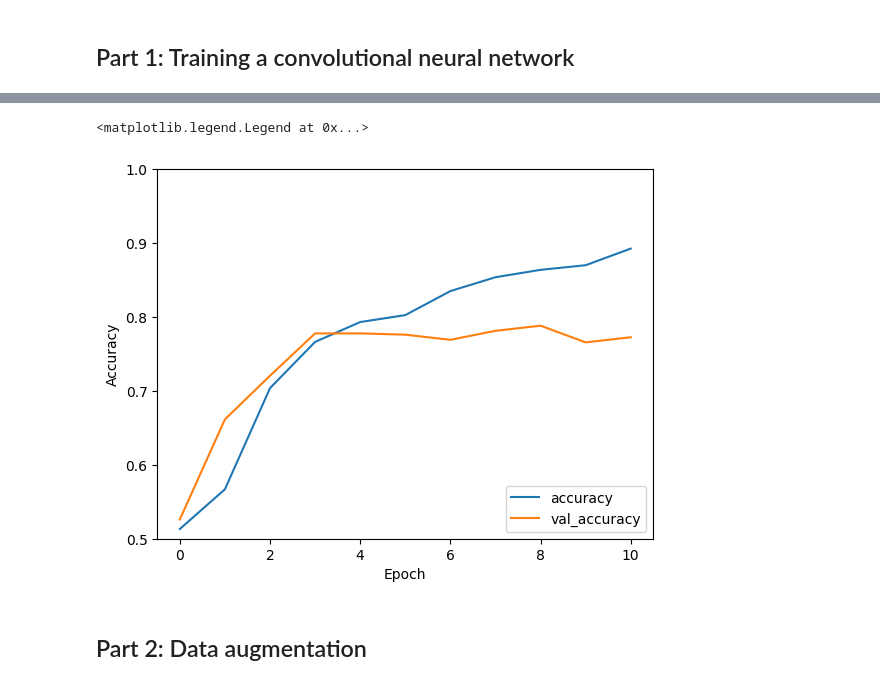
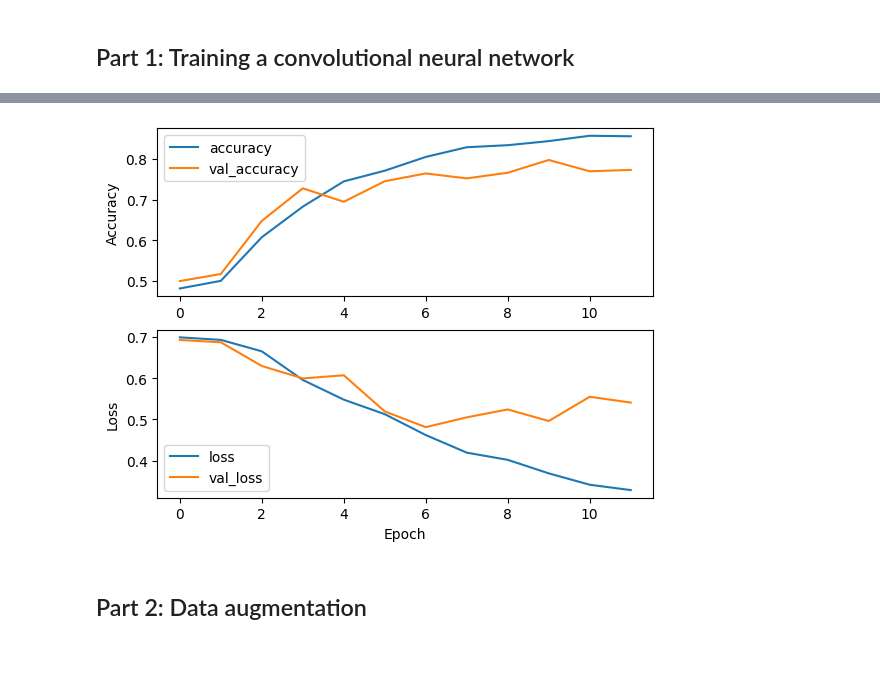
Before and after one commit to Yufu0/spotting-cars-CNN, a Jupyter notebook: PA5.ipynb, the cells around one changed output, grey strips where cells are left out. Drawn from its saved outputs; the diff is of its cells as text; code cells hidden in the pictures; blank space fills up the shorter version.

```diff
--- a/PA5.ipynb
+++ b/PA5.ipynb
@@ -58,17 +58,22 @@ from tensorflow.keras import datasets, layers, models
 def make_convnet():
     model = models.Sequential()
     model.add(layers.Conv2D(64, (3, 3), activation='relu', input_shape=(64, 64, 3), padding="same"))
-    model.add(layers.MaxPooling2D((2, 2)))
     model.add(layers.Conv2D(64, (3, 3), activation='relu', padding="same"))
     model.add(layers.MaxPooling2D((2, 2)))
-    model.add(layers.Conv2D(64, (3, 3), activation='relu', padding="same"))
+
+    model.add(layers.Conv2D(128, (3, 3), activation='relu', padding="same"))
+    model.add(layers.Conv2D(128, (3, 3), activation='relu', padding="same"))
     model.add(layers.MaxPooling2D((2, 2)))
-    model.add(layers.Conv2D(32, (3, 3), activation='relu', padding="same"))
+
+    #model.add(layers.Conv2D(128, (3, 3), activation='relu', padding="same"))
+    #model.add(layers.Conv2D(128, (3, 3), activation='relu', padding="same"))
+    #model.add(layers.MaxPooling2D((2, 2)))
+
     model.add(layers.Flatten())
     model.add(layers.Dense(128, activation='relu'))
-    model.add(layers.Dropout(rate=0.3))
+    model.add(layers.Dropout(rate=0.5))
     model.add(layers.Dense(64, activation='relu'))
-    model.add(layers.Dropout(rate=0.3))
+    model.add(layers.Dropout(rate=0.5))
     model.add(layers.Dense(1, activation='sigmoid'))
 
     # optimizer
@@ -133,13 +138,13 @@ Epoch 11/20
-# %%
-plt.plot(history.history['accuracy'], label='accuracy')
-plt.plot(history.history['val_accuracy'], label = 'val_accuracy')
-plt.xlabel('Epoch')
-plt.ylabel('Accuracy')
-plt.ylim([0.5, 1])
-plt.legend(loc='lower right')
-# %% [output]
-<matplotlib.legend.Legend at 0x...>
-[figure, removed]
+# %%
+f, axs = plt.subplots(2)
+for i, name in enumerate(['accuracy', 'loss']):
+    axs[i].plot(history.history[name], label=name)
+    axs[i].plot(history.history['val_' + name], label = 'val_' + name)
+    axs[i].set_xlabel('Epoch') if i == 1 else None
+    axs[i].set_ylabel(name.capitalize())
+    axs[i].legend(loc='lower left' if i == 1 else 'upper left')
+# %% [output]
+[figure, added]
 # %%
 cnn_model.save_weights("cnn_model_PA5")
 # %% [markdown]
```
Also changed, not shown: parts of 19 cells of this notebook.
